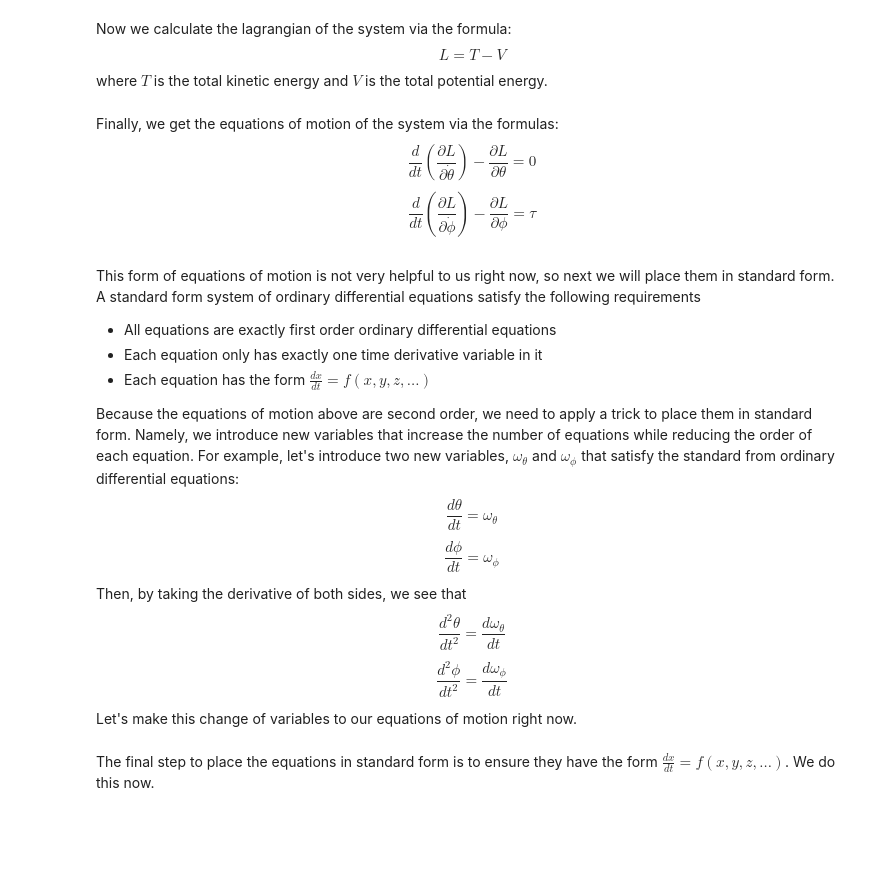
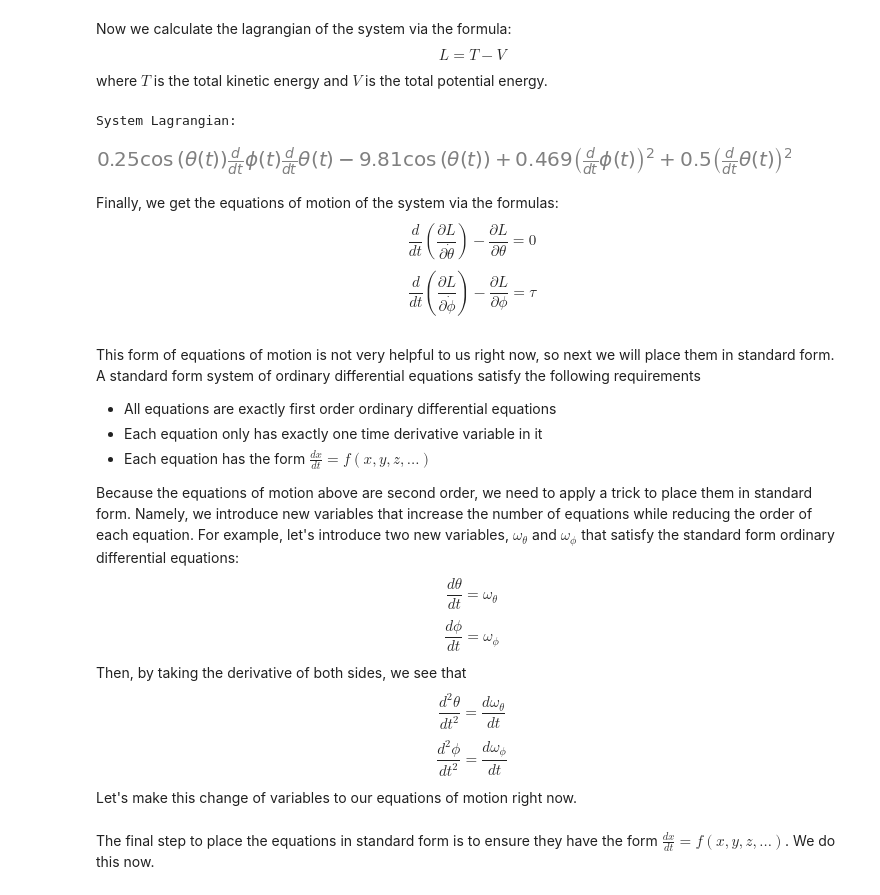
Before and after one commit to GrayKS3248/condynsate, a Jupyter notebook: examples/cart.ipynb, the cells around one changed output. Saved outputs shown, nothing was run; the diff lists cells and outputs as text; code cells hidden in the pictures; blank space fills up the shorter version.

```diff
--- a/examples/cart.ipynb
+++ b/examples/cart.ipynb
@@ -90,9 +89,12 @@ Now we calculate the lagrangian of the system via the formula:$$L=T-V$$ where $T
 # %%
 # Get the lagrangian
 L = (mass_KE + cart_KE + wheel_KE + wheel_RE) - mass_PE
 print("System Lagrangian:")
 L = simplify(L)
-L # print to screen
+N(L, 3) # This rounds floating point number to 3 places and then prints to the screen
+# %% [output]
+System Lagrangian:
+[figure, added]
 # %% [markdown]
 Finally, we get the equations of motion of the system via the formulas:
 $$\frac{d}{dt} \left( \frac{\partial L}{\partial \dot{\theta}} \right) - \frac{\partial L}{\partial \theta}=0$$
@@ -109,7 +111,7 @@ This form of equations of motion is not very helpful to us right now, so next we
 * Each equation only has exactly one time derivative variable in it
 * Each equation has the form $\frac{d x}{dt} = f(x,y,z,...)$
 
-Because the equations of motion above are second order, we need to apply a trick to place them in standard form. Namely, we introduce new variables that increase the number of equations while reducing the order of each equation. For example, let's introduce two new variables, $\omega_{\theta}$ and $\omega_{\phi}$ that satisfy the standard from ordinary differential equations:
+Because the equations of motion above are second order, we need to apply a trick to place them in standard form. Namely, we introduce new variables that increase the number of equations while reducing the order of each equation. For example, let's introduce two new variables, $\omega_{\theta}$ and $\omega_{\phi}$ that satisfy the standard form ordinary differential equations:
 $$\frac{d \theta}{dt} = \omega_{\theta}$$
 $$\frac{d \phi}{dt} = \omega_{\phi}$$
 Then, by taking the derivative of both sides, we see that
```
Also changed, not shown: parts of 22 cells of this notebook, 7 other files.
